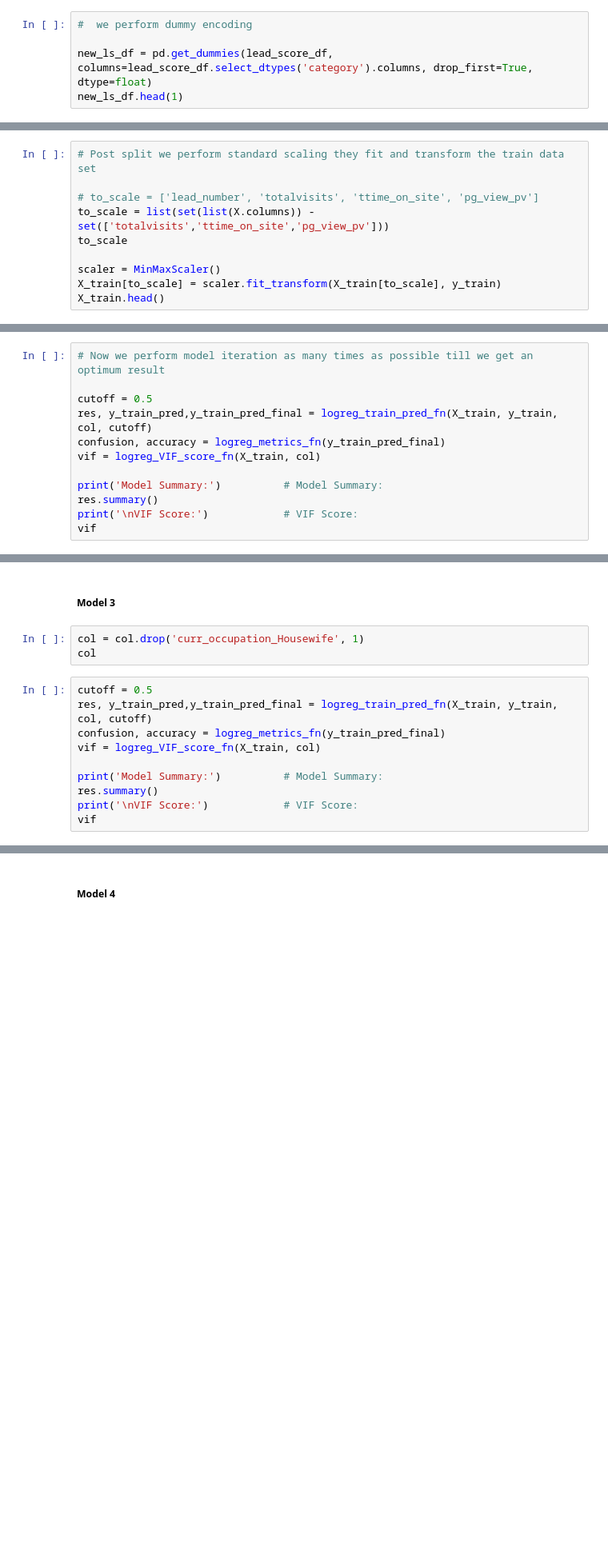
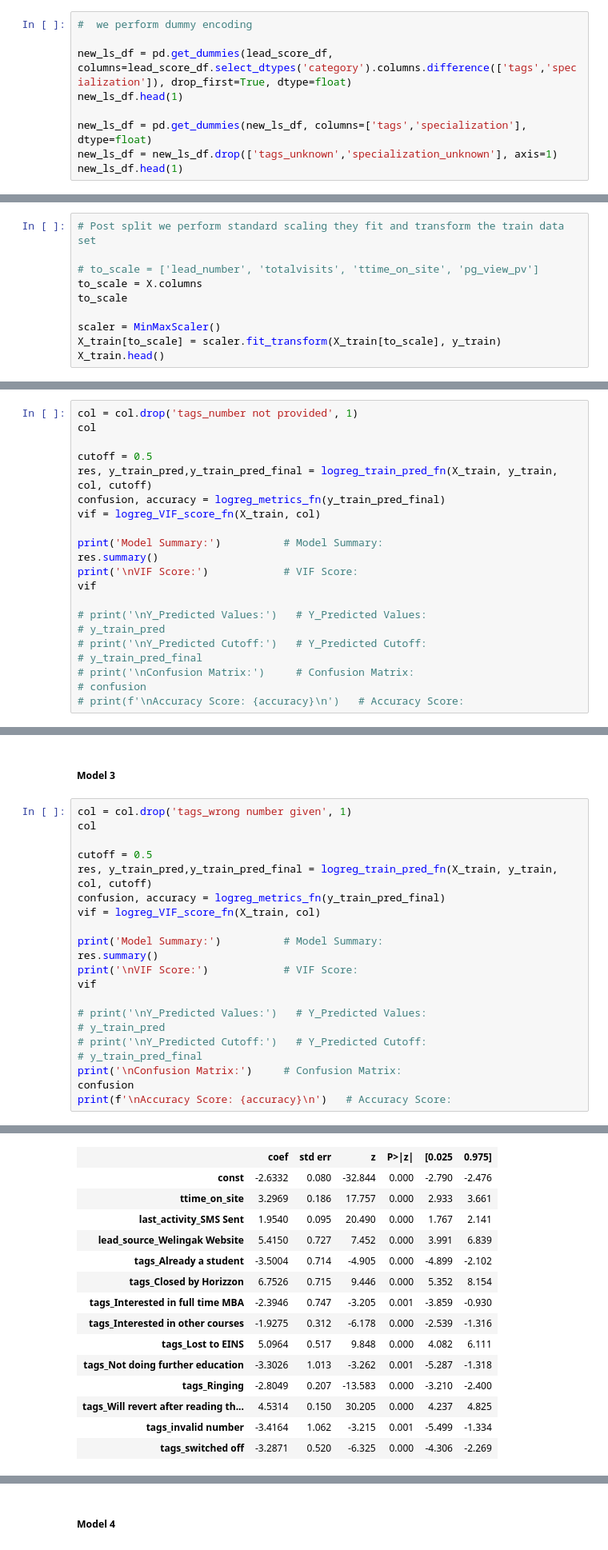
Before and after one commit to vigneshk01/Lead-Scoring-Case-Study, a Jupyter notebook: lead-scoring-case-study.ipynb, the cells around one changed output, grey strips where cells are left out. Shown at 80% size. Drawn from its saved outputs; the diff is of its cells as text; blank space fills up the shorter version.

```diff
--- a/lead-scoring-case-study.ipynb
+++ b/lead-scoring-case-study.ipynb
@@ -1193,5 +2215,9 @@ errorline # do no remove this line
 # %%
 #  we perform dummy encoding
 
-new_ls_df = pd.get_dummies(lead_score_df, columns=lead_score_df.select_dtypes('category').columns, drop_first=True, dtype=float)
+new_ls_df = pd.get_dummies(lead_score_df, columns=lead_score_df.select_dtypes('category').columns.difference(['tags','specialization']), drop_first=True, dtype=float)
 new_ls_df.head(1)
+
+new_ls_df = pd.get_dummies(new_ls_df, columns=['tags','specialization'], dtype=float)
+new_ls_df = new_ls_df.drop(['tags_unknown','specialization_unknown'], axis=1)
+new_ls_df.head(1)
@@ -1216,7 +2265,7 @@ new_ls_df.dtypes
 # Post split we perform standard scaling they fit and transform the train data set
 
 # to_scale = ['lead_number', 'totalvisits', 'ttime_on_site', 'pg_view_pv']
-to_scale = list(set(list(X.columns)) - set(['totalvisits','ttime_on_site','pg_view_pv']))
+to_scale = X.columns
 to_scale
 
 scaler = MinMaxScaler()
@@ -1279,7 +2455,8 @@ X_train.columns[~rfe.support_]
 # %% [markdown]
 ##### Model 2
 # %%
-# Now we perform model iteration as many times as possible till we get an optimum result
+col = col.drop('tags_number not provided', 1)
+col
 
 cutoff = 0.5
 res, y_train_pred,y_train_pred_final = logreg_train_pred_fn(X_train, y_train, col, cutoff)
@@ -1290,3 +2467,11 @@ print('Model Summary:')          # Model Summary:
 res.summary()
 print('\nVIF Score:')            # VIF Score:
 vif
+
+# print('\nY_Predicted Values:')   # Y_Predicted Values:
+# y_train_pred
+# print('\nY_Predicted Cutoff:')   # Y_Predicted Cutoff:
+# y_train_pred_final
+# print('\nConfusion Matrix:')     # Confusion Matrix:
+# confusion
+# print(f'\nAccuracy Score: {accuracy}\n')   # Accuracy Score:
@@ -1301,9 +2530,9 @@ print(f'\nAccuracy Score: {accuracy}\n')       # Accuracy Score:
 # %% [markdown]
 ##### Model 3
-# %%
-col = col.drop('curr_occupation_Housewife', 1)
-col
 # %%
+col = col.drop('tags_wrong number given', 1)
+col
+
 cutoff = 0.5
 res, y_train_pred,y_train_pred_final = logreg_train_pred_fn(X_train, y_train, col, cutoff)
 confusion, accuracy = logreg_metrics_fn(y_train_pred_final)
@@ -1313,3 +2542,12 @@ print('Model Summary:')          # Model Summary:
 res.summary()
 print('\nVIF Score:')            # VIF Score:
 vif
+
+# print('\nY_Predicted Values:')   # Y_Predicted Values:
+# y_train_pred
+# print('\nY_Predicted Cutoff:')   # Y_Predicted Cutoff:
+# y_train_pred_final
+print('\nConfusion Matrix:')     # Confusion Matrix:
+confusion
+print(f'\nAccuracy Score: {accuracy}\n')   # Accuracy Score:
+# %% [output]
@@ -1315,0 +2573,15 @@ vif
+|  | coef | std err | z | P>|z| | [0.025 | 0.975] |
+| const | -2.6332 | 0.080 | -32.844 | 0.000 | -2.790 | -2.476 |
+| ttime_on_site | 3.2969 | 0.186 | 17.757 | 0.000 | 2.933 | 3.661 |
+| last_activity_SMS Sent | 1.9540 | 0.095 | 20.490 | 0.000 | 1.767 | 2.141 |
+| lead_source_Welingak Website | 5.4150 | 0.727 | 7.452 | 0.000 | 3.991 | 6.839 |
+| tags_Already a student | -3.5004 | 0.714 | -4.905 | 0.000 | -4.899 | -2.102 |
+| tags_Closed by Horizzon | 6.7526 | 0.715 | 9.446 | 0.000 | 5.352 | 8.154 |
+| tags_Interested in full time MBA | -2.3946 | 0.747 | -3.205 | 0.001 | -3.859 | -0.930 |
+| tags_Interested in other courses | -1.9275 | 0.312 | -6.178 | 0.000 | -2.539 | -1.316 |
+| tags_Lost to EINS | 5.0964 | 0.517 | 9.848 | 0.000 | 4.082 | 6.111 |
+| tags_Not doing further education | -3.3026 | 1.013 | -3.262 | 0.001 | -5.287 | -1.318 |
+| tags_Ringing | -2.8049 | 0.207 | -13.583 | 0.000 | -3.210 | -2.400 |
+| tags_Will revert after reading th... | 4.5314 | 0.150 | 30.205 | 0.000 | 4.237 | 4.825 |
+| tags_invalid number | -3.4164 | 1.062 | -3.215 | 0.001 | -5.499 | -1.334 |
+| tags_switched off | -3.2871 | 0.520 | -6.325 | 0.000 | -4.306 | -2.269 |
```
Also changed, not shown: parts of 157 cells of this notebook.
